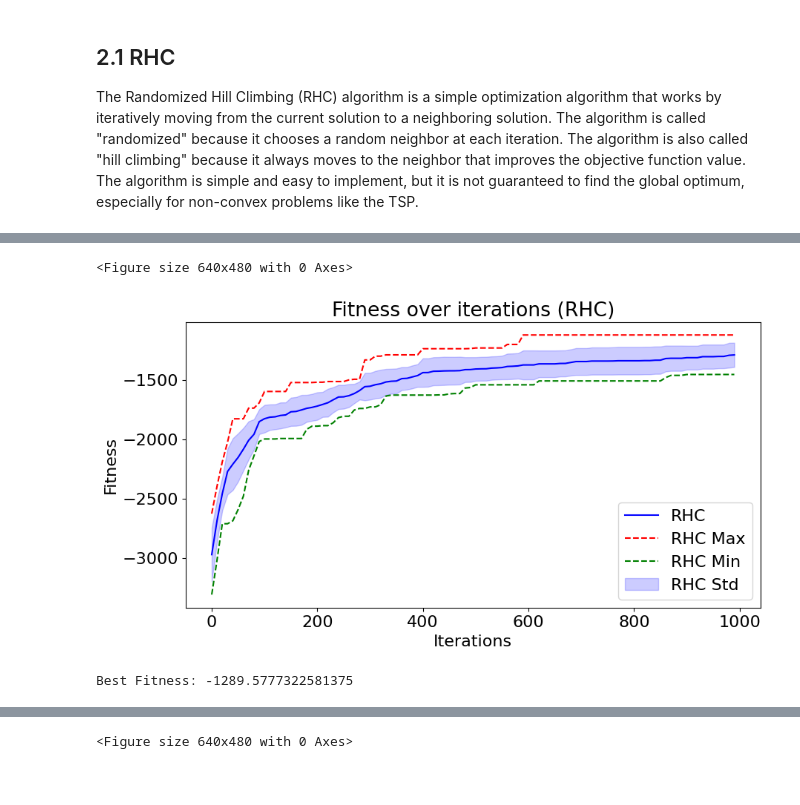
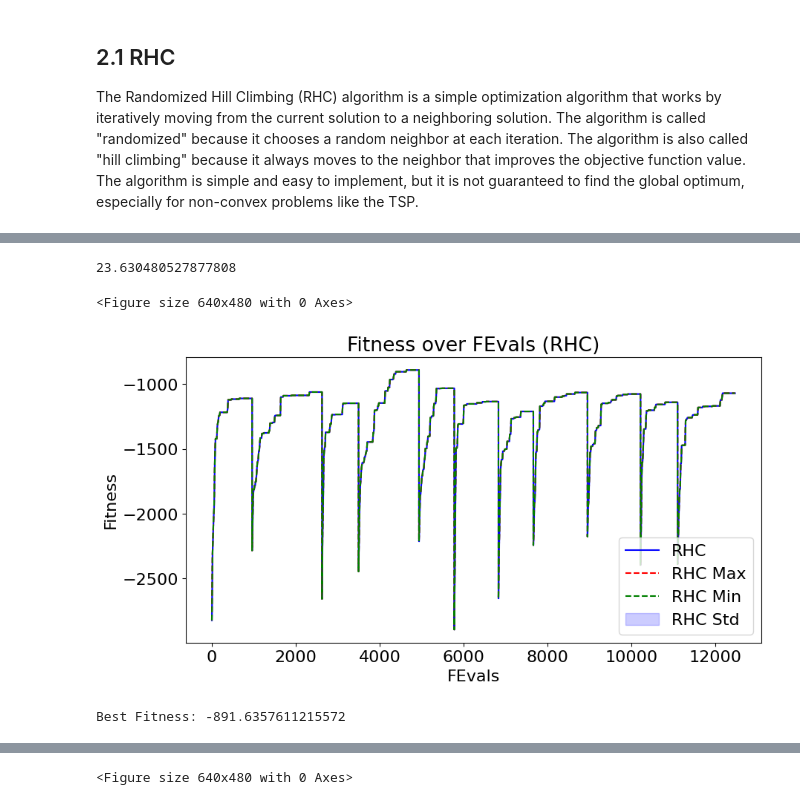
Before and after one commit to RomainFrog/CS7641-A2, a Jupyter notebook: TSP.ipynb, the cells around one changed output, grey strips where cells are left out. Cells and saved outputs as stored; diff of their text form; code cells hidden in the pictures.

```diff
--- a/TSP.ipynb
+++ b/TSP.ipynb
@@ -55,8 +57,8 @@ For each algorithm, we will run the random optimization algorithm with a set of
 # %%
 # Initialization of the TSP problems
 problem_easy = TSPGenerator().generate(seed=FIXED_SEED, number_of_cities=10, maximize=True)
-problem_medium = TSPGenerator().generate(seed=FIXED_SEED, number_of_cities=25, maximize=True)
-problem_hard = TSPGenerator().generate(seed=FIXED_SEED, number_of_cities=50, maximize=True)
+problem_medium = TSPGenerator().generate(seed=FIXED_SEED, number_of_cities=20, maximize=True)
+problem_hard = TSPGenerator().generate(seed=FIXED_SEED, number_of_cities=30, maximize=True)
 # %% [markdown]
 # 2. Random Optimization of Traveling Salesman Problem
 The Traveling Salesman Problem (TSP) is a classic optimization problem where the goal is to find the shortest tour of a set of cities. The TSP is NP-hard, meaning that there is no known polynomial-time solution for it. We will solve the TSP using the Randomized Optimization Algorithms (ROAs) mentioned above.For stability and reproducibility, we will use a fixed set of random seeds for each problem and algorithm<br><br>
@@ -71,19 +95,27 @@ rhc = RHCRunner(
                 experiment_name='rhc',
                 output_directory=None,
                 seed=FIXED_SEED,
-                iteration_list= np.arange(0, 1000, 10),
-                restart_list=[0],
-                max_attempts=1000,
+                iteration_list= np.arange(0, 2000, 10),
+                restart_list=[10],
+                max_attempts=300,
                 )
 
-rhc_results = run_experiment_multi_seed(rhc, RANDOM_SEEDS)
+# rhc_results = run_experiment_multi_seed(rhc, RANDOM_SEEDS)
+start = time.time()
+rhc_results = rhc.run()
+end = time.time()
+# print the time it took to run the experiment in seconds
+print(end - start)
+# %% [output]
+23.630480527877808
 # %%
+rhc_results = [rhc_results]
 rhc_mean, rhc_std, rhc_min, rhc_max = runner_results_to_stats(rhc_results)
 # %%
 # plot the mean and std of the fitness with nice plots
-plot_fitness_iteration(rhc_mean, rhc_std, rhc_min, rhc_max, "RHC", "TSP")
+plot_fitness_iteration(rhc_mean, rhc_std, rhc_min, rhc_max, "RHC", "TSP", x_axis="FEvals")
 print(f'Best Fitness: {rhc_mean["Fitness"].max()}')
 # %% [output]
 <Figure size 640x480 with 0 Axes>
-[figure, old version]
+[figure, new version]
-Best Fitness: -1289.5777322581375
+Best Fitness: -891.6357611215572
```
Also changed, not shown: parts of 17 cells of this notebook, 30 other files.
